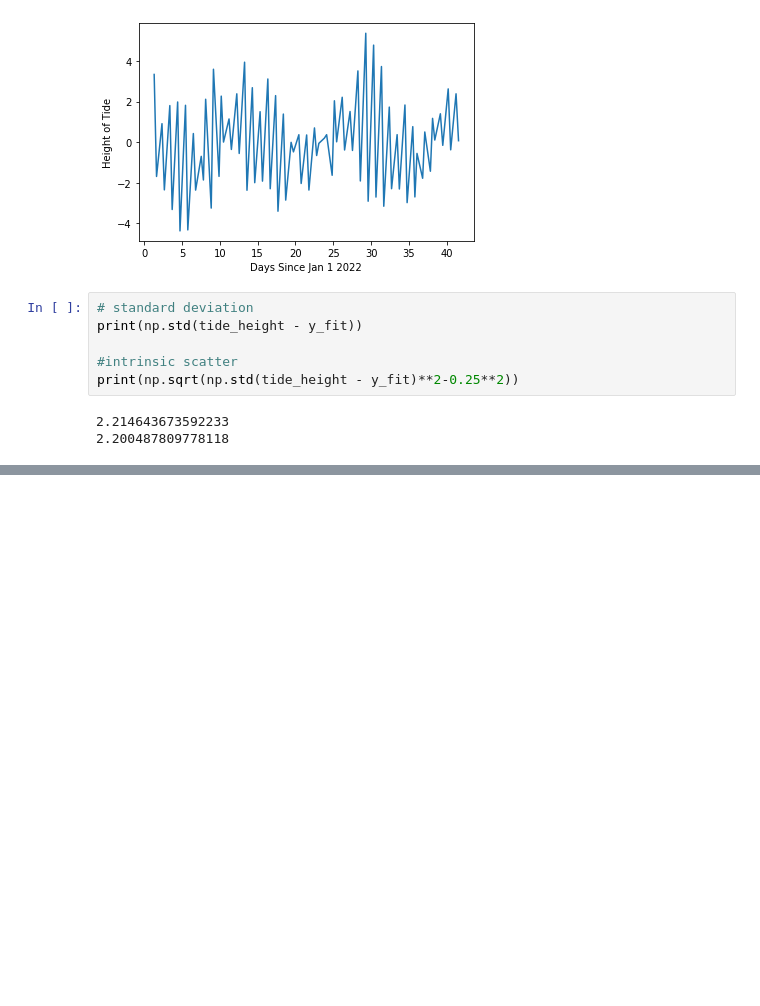
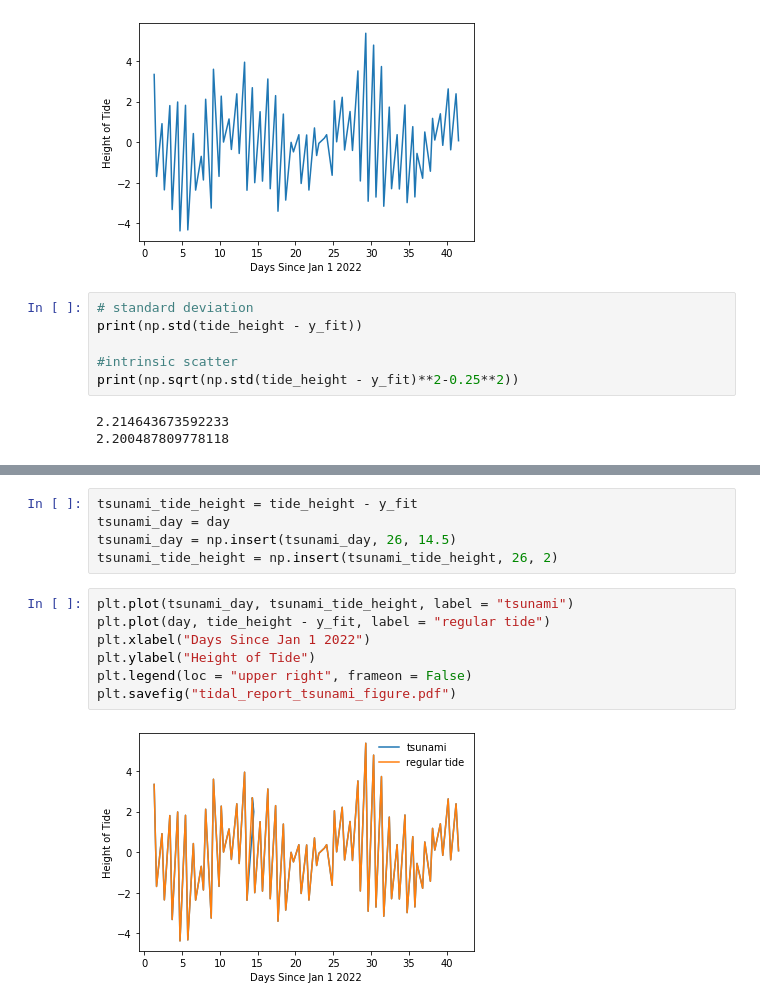
Before and after one commit to senorpapistas/astr-19-group-project-a8, a Jupyter notebook: ASTR19_Group_Project_A8.ipynb, the cells around one changed output, grey strips where cells are left out. Saved outputs shown, nothing was run; the diff lists cells and outputs as text; blank space fills up the shorter version.

```diff
--- a/ASTR19_Group_Project_A8.ipynb
+++ b/ASTR19_Group_Project_A8.ipynb
@@ -69,0 +72,14 @@ plt.savefig("tidal_report_histogram.pdf")
+# %%
+tsunami_tide_height = tide_height - y_fit
+tsunami_day = day
+tsunami_day = np.insert(tsunami_day, 26, 14.5)
+tsunami_tide_height = np.insert(tsunami_tide_height, 26, 2)
+# %%
+plt.plot(tsunami_day, tsunami_tide_height, label = "tsunami")
+plt.plot(day, tide_height - y_fit, label = "regular tide")
+plt.xlabel("Days Since Jan 1 2022")
+plt.ylabel("Height of Tide")
+plt.legend(loc = "upper right", frameon = False)
+plt.savefig("tidal_report_tsunami_figure.pdf")
+# %% [output]
+[figure, added]
```
Also changed, not shown: parts of 4 cells of this notebook.
